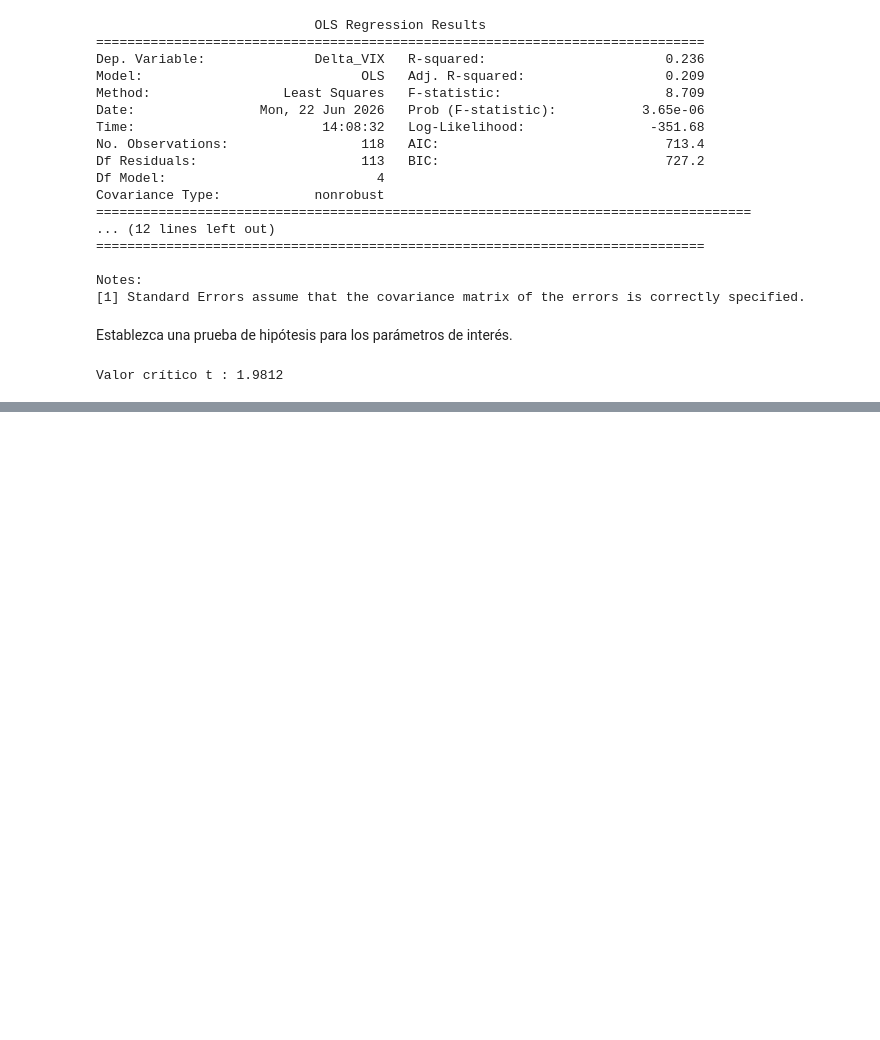
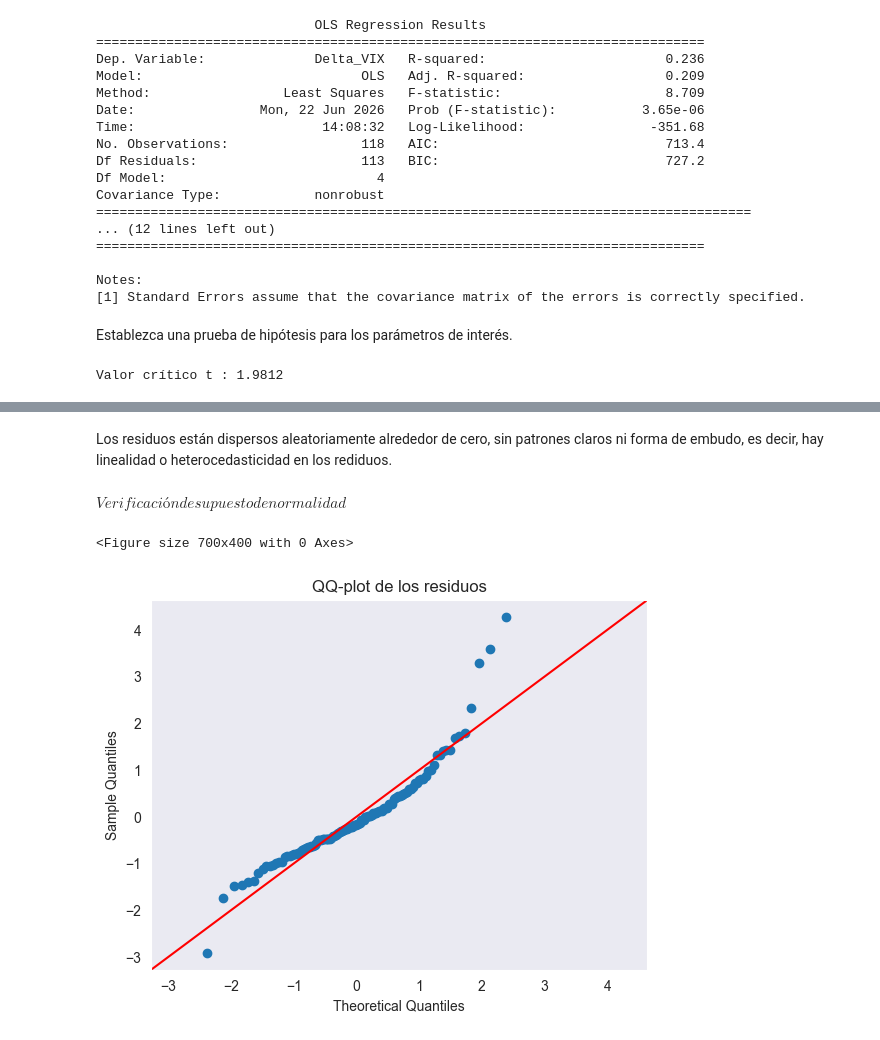
Before and after one commit to Felipe-Lopez-Vergara/ds_finance_-Lopez-, a Jupyter notebook: notebooks/HW_Sesion_3.ipynb, the cells around one changed output, grey strips where cells are left out. Drawn from its saved outputs; the diff is of its cells as text; code cells hidden in the pictures; blank space fills up the shorter version.

```diff
--- a/notebooks/HW_Sesion_3.ipynb
+++ b/notebooks/HW_Sesion_3.ipynb
@@ -360,0 +448,13 @@ Se rechaza $H_0$. existe evidencia estadística significativa de que el coeficie
+# %% [markdown]
+Los residuos están dispersos aleatoriamente alrededor de cero, sin patrones claros ni forma de embudo, es decir, hay linealidad o heterocedasticidad en los rediduos.
+# %% [markdown]
+$Verificación de supuesto de normalidad$
+# %%
+# Normalidad de los residuos
+plt.figure(figsize = (7,4))
+sm.qqplot(residuals_reg_mul, line = '45', fit = True)
+plt.title('QQ-plot de los residuos')
+plt.show()
+# %% [output]
+<Figure size 700x400 with 0 Axes>
+[figure, added]
```
Also changed, not shown: parts of 16 cells of this notebook.
